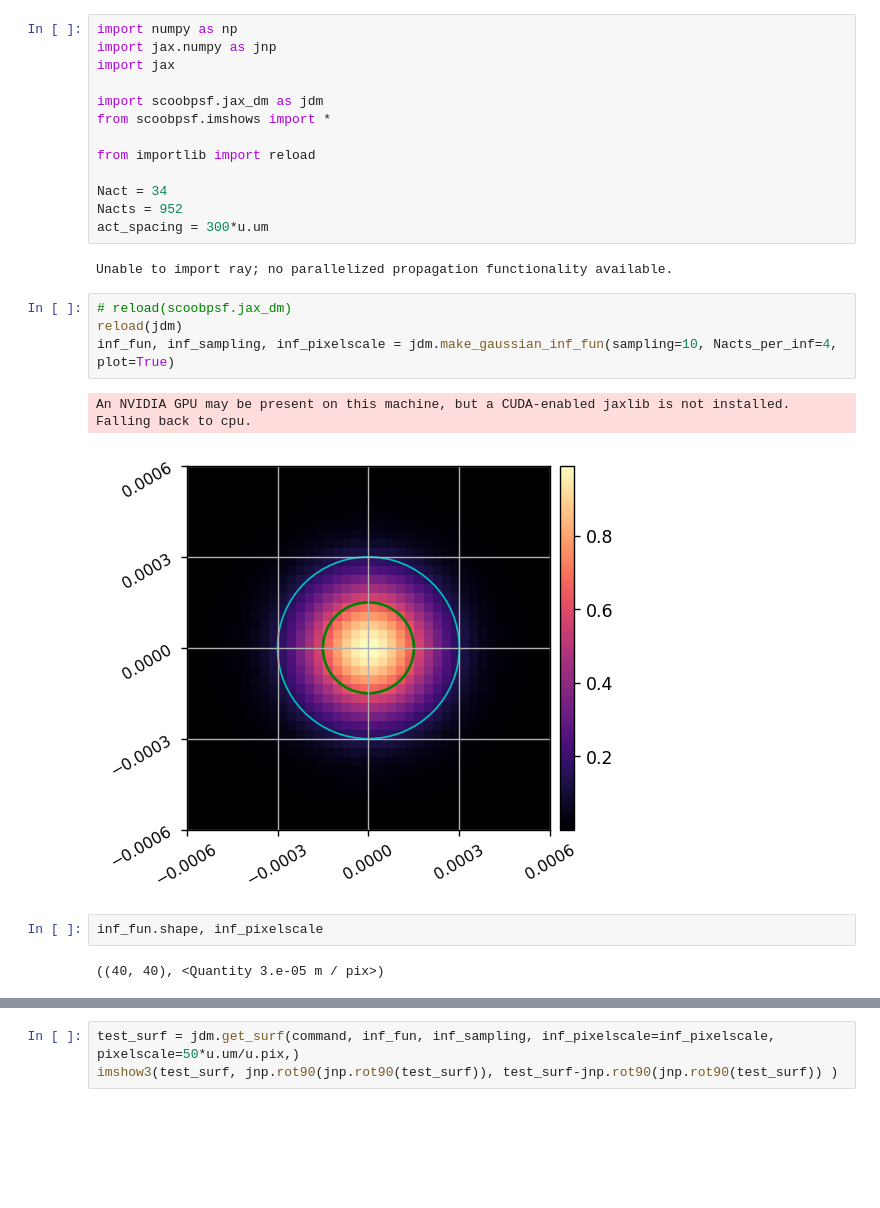
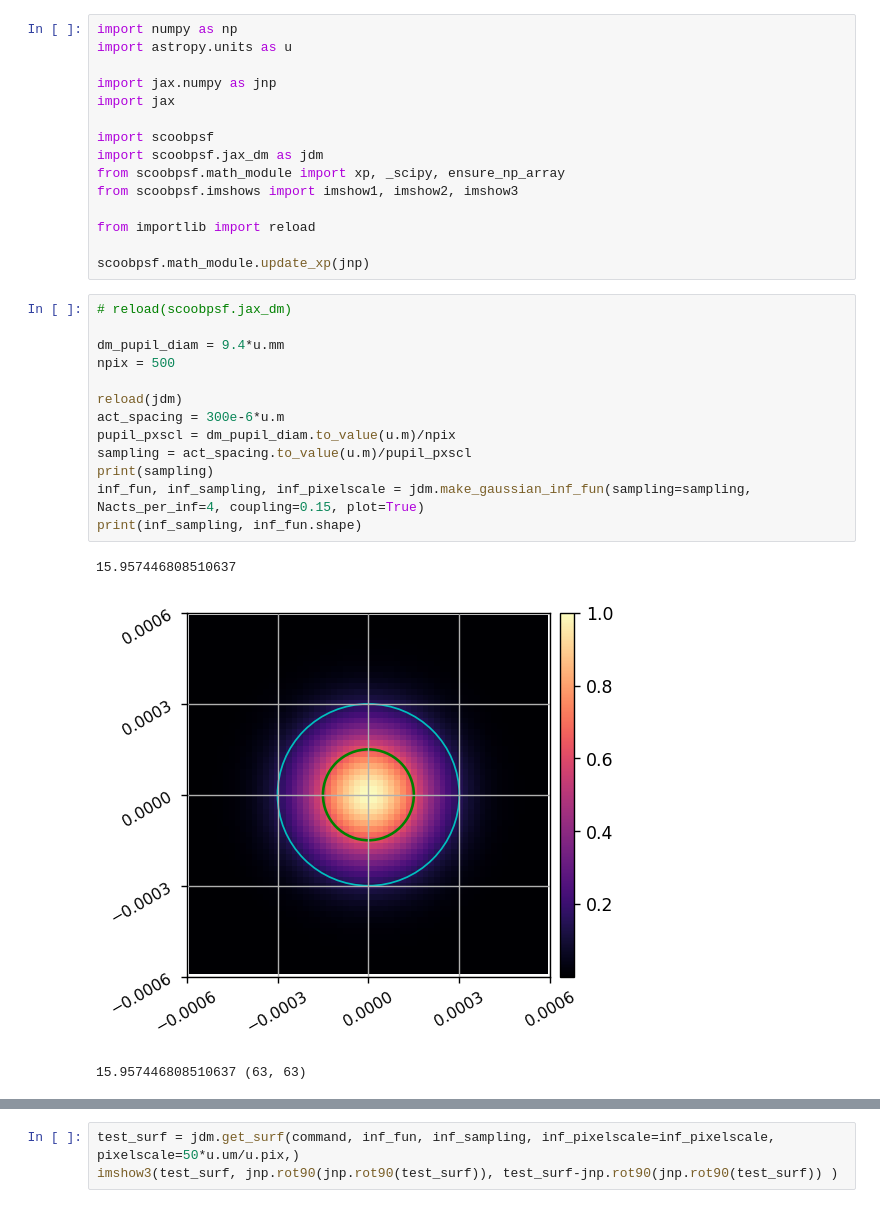
Before and after one commit to uasal/scoob-psf, a Jupyter notebook: example-notebooks/jax_dm_tests.ipynb, the cells around one changed output, grey strips where cells are left out. Saved outputs shown, nothing was run; the diff lists cells and outputs as text; blank space fills up the shorter version.

```diff
--- a/example-notebooks/jax_dm_tests.ipynb
+++ b/example-notebooks/jax_dm_tests.ipynb
@@ -1,29 +1,35 @@
 # %%
 import numpy as np
+import astropy.units as u
+
 import jax.numpy as jnp
 import jax
 
+import scoobpsf
 import scoobpsf.jax_dm as jdm
-from scoobpsf.imshows import *
+from scoobpsf.math_module import xp, _scipy, ensure_np_array
+from scoobpsf.imshows import imshow1, imshow2, imshow3
 
 from importlib import reload
 
-Nact = 34
-Nacts = 952
-act_spacing = 300*u.um
+scoobpsf.math_module.update_xp(jnp)
-# %% [output]
-Unable to import ray; no parallelized propagation functionality available.
 # %%
 # reload(scoobpsf.jax_dm)
+
+dm_pupil_diam = 9.4*u.mm
+npix = 500
+
 reload(jdm)
-inf_fun, inf_sampling, inf_pixelscale = jdm.make_gaussian_inf_fun(sampling=10, Nacts_per_inf=4, plot=True)
+act_spacing = 300e-6*u.m
+pupil_pxscl = dm_pupil_diam.to_value(u.m)/npix
+sampling = act_spacing.to_value(u.m)/pupil_pxscl
+print(sampling)
+inf_fun, inf_sampling, inf_pixelscale = jdm.make_gaussian_inf_fun(sampling=sampling, Nacts_per_inf=4, coupling=0.15, plot=True)
+print(inf_sampling, inf_fun.shape)
 # %% [output]
-An NVIDIA GPU may be present on this machine, but a CUDA-enabled jaxlib is not installed. Falling back to cpu.
+15.957446808510637
-[figure, old version]
+[figure, new version]
+15.957446808510637 (63, 63)
-# %%
-inf_fun.shape, inf_pixelscale
-# %% [output]
-((40, 40), <Quantity 3.e-05 m / pix>)
 # %%
 reload(jdm)
 dm_mask = jdm.make_dm_mask(plot=True)
```
Also changed, not shown: parts of 4 cells of this notebook, 14 other files.
